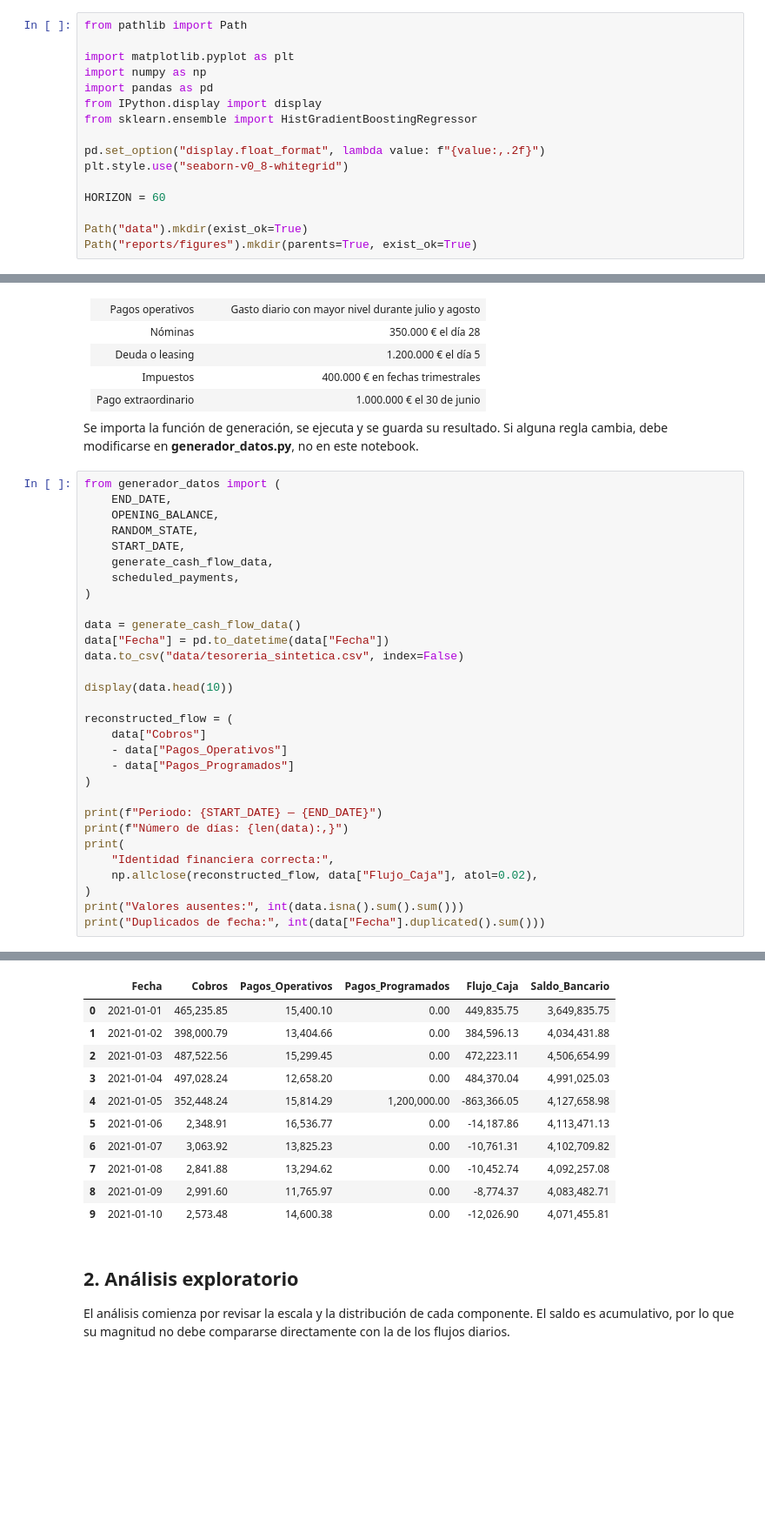
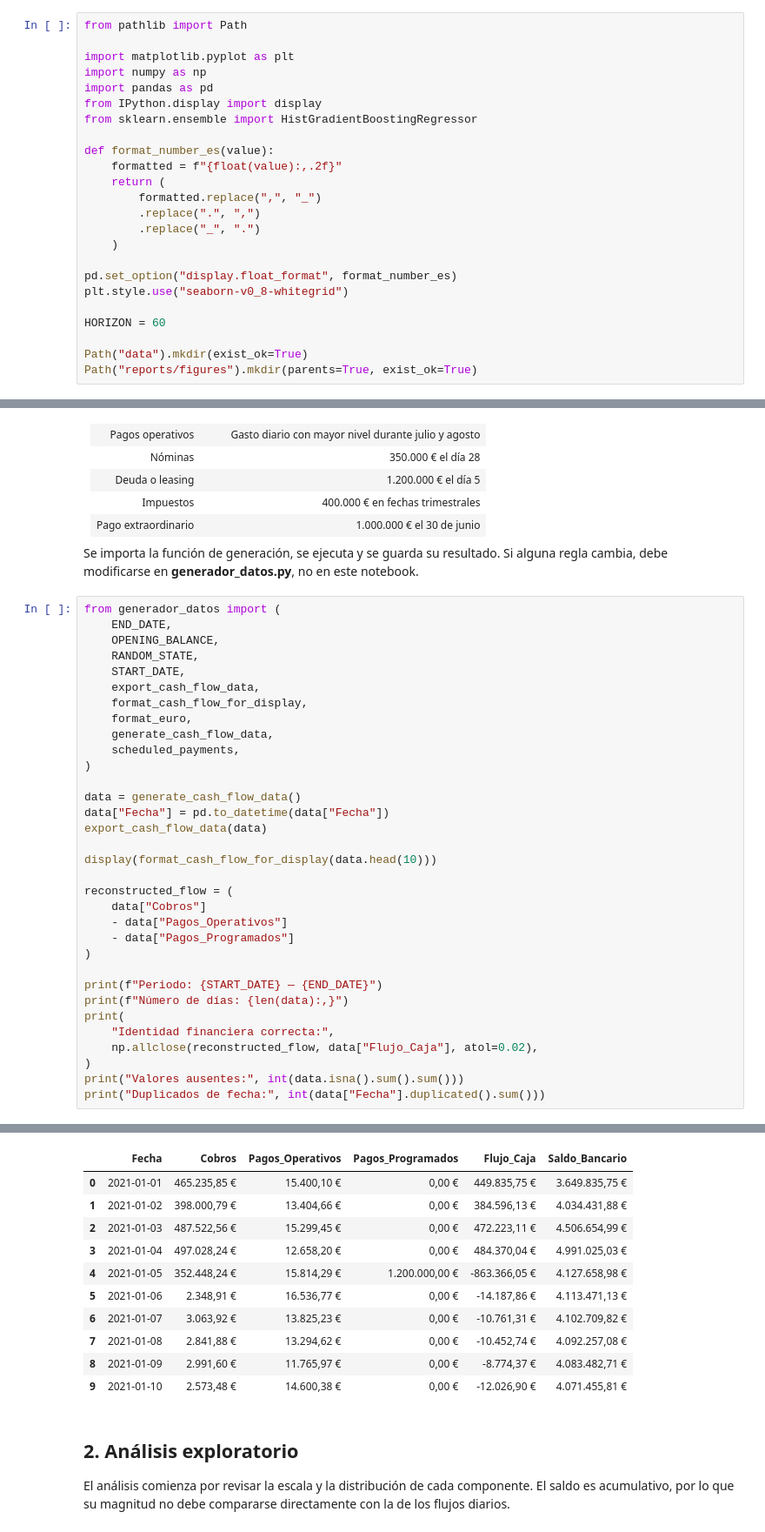
Before and after one commit to jorgegalanr/cash-flow-forecasting, a Jupyter notebook: cash_flow_forecasting.ipynb, the cells around one changed output, grey strips where cells are left out. Shown at 87% size. Cells and saved outputs as stored; diff of their text form; blank space fills up the shorter version.

Commit message:
Add Spanish euro formatting for cash flow data

```diff
--- a/cash_flow_forecasting.ipynb
+++ b/cash_flow_forecasting.ipynb
@@ -29,7 +29,15 @@ import pandas as pd
 from IPython.display import display
 from sklearn.ensemble import HistGradientBoostingRegressor
 
-pd.set_option("display.float_format", lambda value: f"{value:,.2f}")
+def format_number_es(value):
+    formatted = f"{float(value):,.2f}"
+    return (
+        formatted.replace(",", "_")
+        .replace(".", ",")
+        .replace("_", ".")
+    )
+
+pd.set_option("display.float_format", format_number_es)
 plt.style.use("seaborn-v0_8-whitegrid")
 
 HORIZON = 60
@@ -62,47 +70,50 @@ from generador_datos import (
     OPENING_BALANCE,
     RANDOM_STATE,
     START_DATE,
+    export_cash_flow_data,
+    format_cash_flow_for_display,
+    format_euro,
     generate_cash_flow_data,
     scheduled_payments,
 )
 
 data = generate_cash_flow_data()
 data["Fecha"] = pd.to_datetime(data["Fecha"])
-data.to_csv("data/tesoreria_sintetica.csv", index=False)
+export_cash_flow_data(data)
 
-display(data.head(10))
+display(format_cash_flow_for_display(data.head(10)))
 
 reconstructed_flow = (
     data["Cobros"]
     - data["Pagos_Operativos"]
     - data["Pagos_Programados"]
 )
 
 print(f"Periodo: {START_DATE} — {END_DATE}")
 print(f"Número de días: {len(data):,}")
 print(
     "Identidad financiera correcta:",
     np.allclose(reconstructed_flow, data["Flujo_Caja"], atol=0.02),
 )
 print("Valores ausentes:", int(data.isna().sum().sum()))
 print("Duplicados de fecha:", int(data["Fecha"].duplicated().sum()))
 # %% [output]
 Periodo: 2021-01-01 — 2026-02-28
 Número de días: 1,885
 Identidad financiera correcta: True
 Valores ausentes: 0
 Duplicados de fecha: 0
 |  | Fecha | Cobros | Pagos_Operativos | Pagos_Programados | Flujo_Caja | Saldo_Bancario |
-| 0 | 2021-01-01 | 465,235.85 | 15,400.10 | 0.00 | 449,835.75 | 3,649,835.75 |
-| 1 | 2021-01-02 | 398,000.79 | 13,404.66 | 0.00 | 384,596.13 | 4,034,431.88 |
-| 2 | 2021-01-03 | 487,522.56 | 15,299.45 | 0.00 | 472,223.11 | 4,506,654.99 |
-| 3 | 2021-01-04 | 497,028.24 | 12,658.20 | 0.00 | 484,370.04 | 4,991,025.03 |
-| 4 | 2021-01-05 | 352,448.24 | 15,814.29 | 1,200,000.00 | -863,366.05 | 4,127,658.98 |
-| 5 | 2021-01-06 | 2,348.91 | 16,536.77 | 0.00 | -14,187.86 | 4,113,471.13 |
-| 6 | 2021-01-07 | 3,063.92 | 13,825.23 | 0.00 | -10,761.31 | 4,102,709.82 |
-| 7 | 2021-01-08 | 2,841.88 | 13,294.62 | 0.00 | -10,452.74 | 4,092,257.08 |
-| 8 | 2021-01-09 | 2,991.60 | 11,765.97 | 0.00 | -8,774.37 | 4,083,482.71 |
-| 9 | 2021-01-10 | 2,573.48 | 14,600.38 | 0.00 | -12,026.90 | 4,071,455.81 |
+| 0 | 2021-01-01 | 465.235,85 € | 15.400,10 € | 0,00 € | 449.835,75 € | 3.649.835,75 € |
+| 1 | 2021-01-02 | 398.000,79 € | 13.404,66 € | 0,00 € | 384.596,13 € | 4.034.431,88 € |
+| 2 | 2021-01-03 | 487.522,56 € | 15.299,45 € | 0,00 € | 472.223,11 € | 4.506.654,99 € |
+| 3 | 2021-01-04 | 497.028,24 € | 12.658,20 € | 0,00 € | 484.370,04 € | 4.991.025,03 € |
+| 4 | 2021-01-05 | 352.448,24 € | 15.814,29 € | 1.200.000,00 € | -863.366,05 € | 4.127.658,98 € |
+| 5 | 2021-01-06 | 2.348,91 € | 16.536,77 € | 0,00 € | -14.187,86 € | 4.113.471,13 € |
+| 6 | 2021-01-07 | 3.063,92 € | 13.825,23 € | 0,00 € | -10.761,31 € | 4.102.709,82 € |
+| 7 | 2021-01-08 | 2.841,88 € | 13.294,62 € | 0,00 € | -10.452,74 € | 4.092.257,08 € |
+| 8 | 2021-01-09 | 2.991,60 € | 11.765,97 € | 0,00 € | -8.774,37 € | 4.083.482,71 € |
+| 9 | 2021-01-10 | 2.573,48 € | 14.600,38 € | 0,00 € | -12.026,90 € | 4.071.455,81 € |
 # %% [markdown]
 ## 2. Análisis exploratorio
 
```
Also changed, not shown: parts of 8 cells of this notebook, 5 other files.
